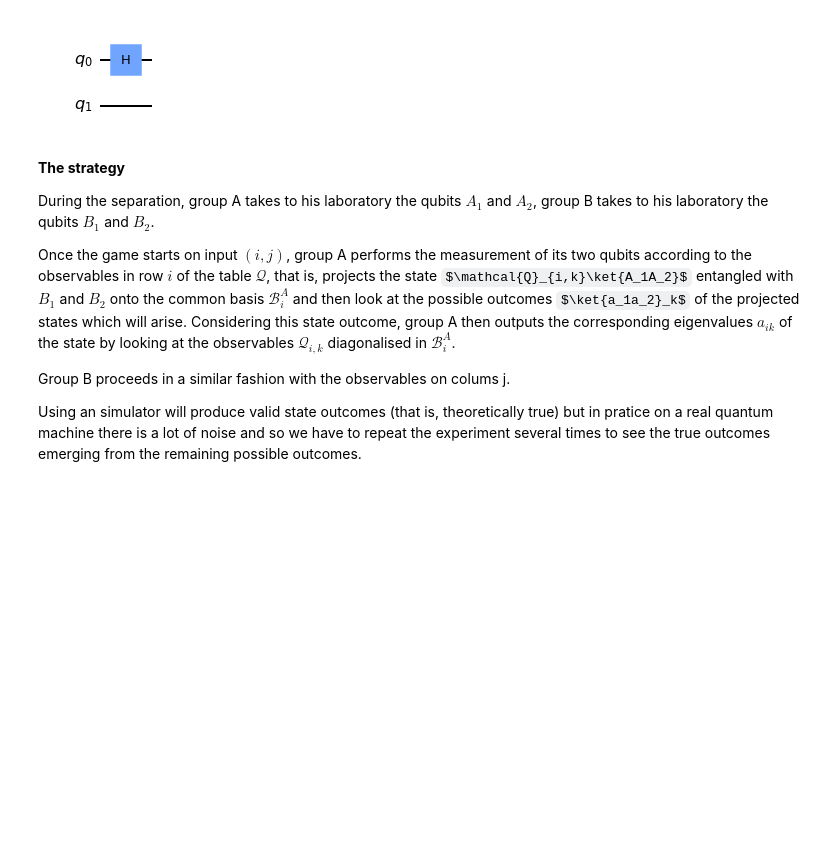
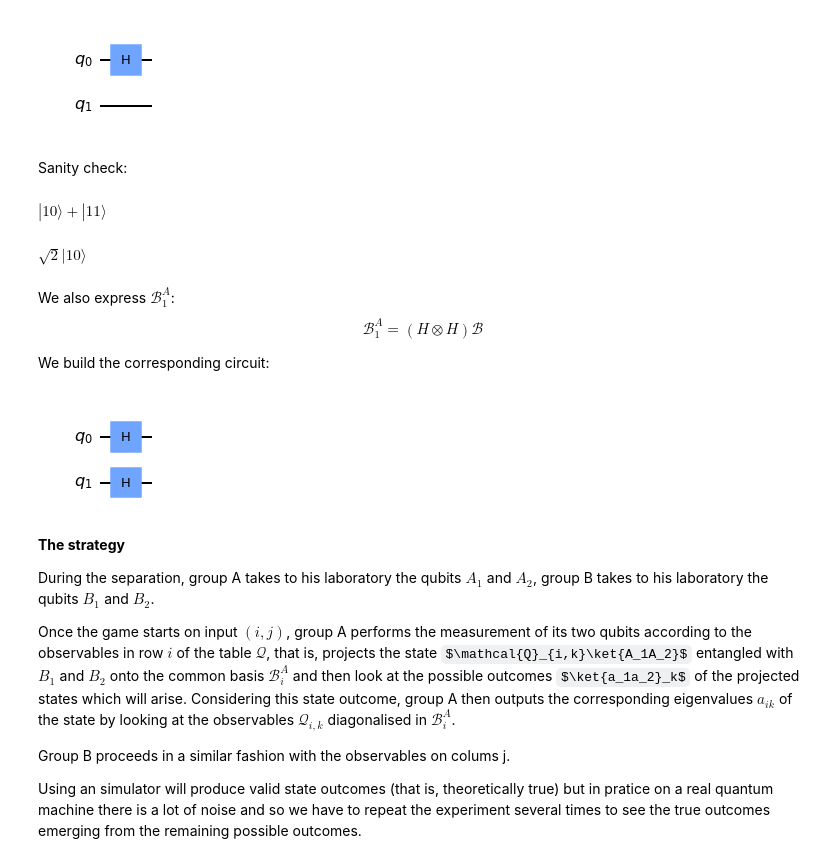
Before and after one commit to maximrepidgey/lauzhack-quantum-2022, a Jupyter notebook: Open challenge.ipynb, the cells around one changed output. Cells and saved outputs as stored; diff of their text form; code cells hidden in the pictures; some formulas as TeX source; blank space fills up the shorter version.

```diff
--- a/Open challenge.ipynb
+++ b/Open challenge.ipynb
@@ -160,5 +179,26 @@ circuit.draw('mpl')
 # %% [output]
 [figure]
+# %% [markdown]
+Sanity check:
+# %%
+state = Statevector.from_int(2, 2**2) + Statevector.from_int(3, 2**2)
+display(Math(state.draw('latex_source')))
+state = state.evolve(circuit_B_B_2)
+display(Math(state.draw('latex_source')))
+# %% [output]
+$\displaystyle  |10\rangle+ |11\rangle$
+$\displaystyle \sqrt{2} |10\rangle$
+# %% [markdown]
+We also express $\mathcal{B}^{A}_1$:
+$$\mathcal{B}^{A}_1 = (H\otimes H) \mathcal{B}$$
+
+We build the corresponding circuit:
+# %%
+circuit_B_A_1 = QuantumCircuit(2)
+circuit_B_A_1.h([0,1])
+circuit_B_A_1.draw('mpl')
+# %% [output]
+[figure, added]
 # %% [markdown]
 **The strategy**
 
```
Also changed, not shown: parts of 10 cells of this notebook.
